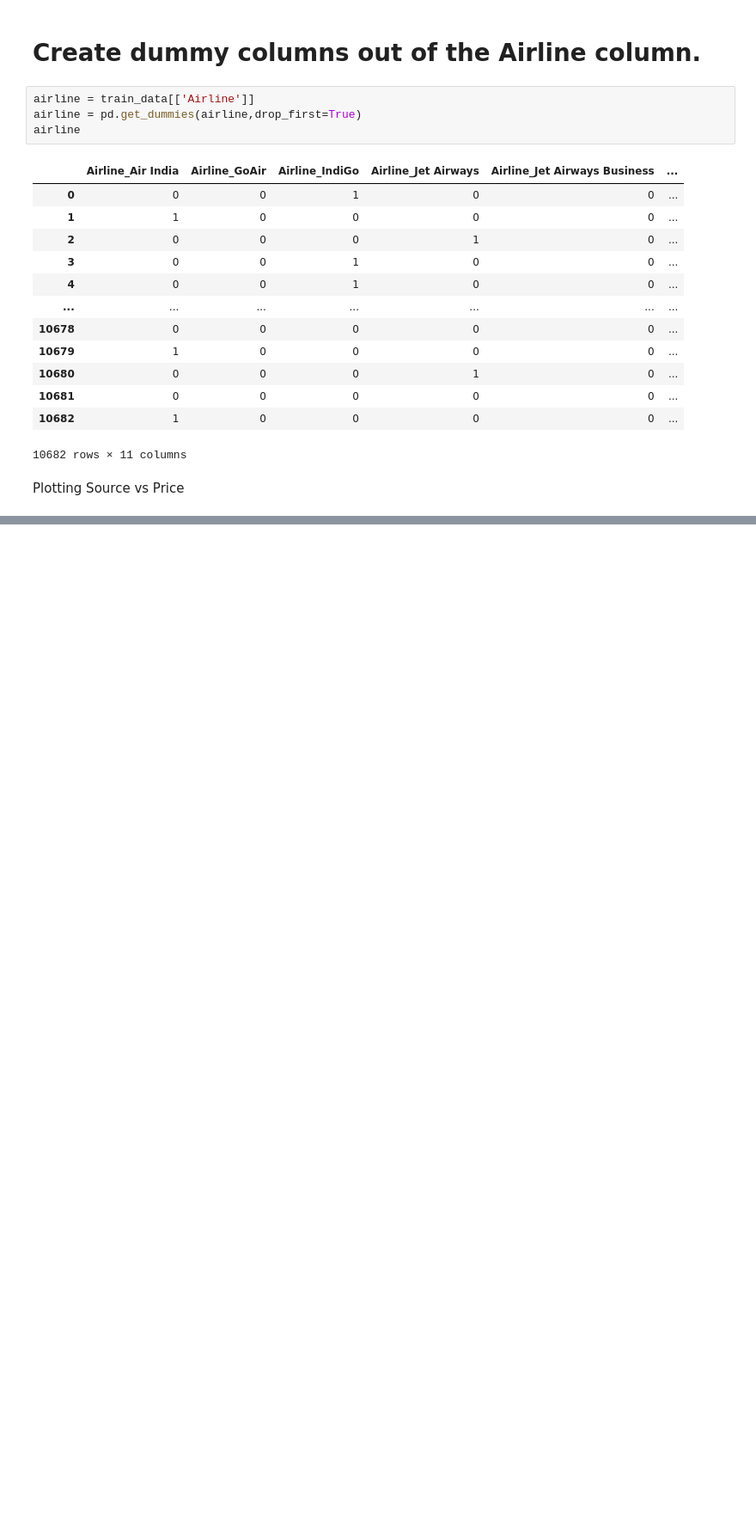
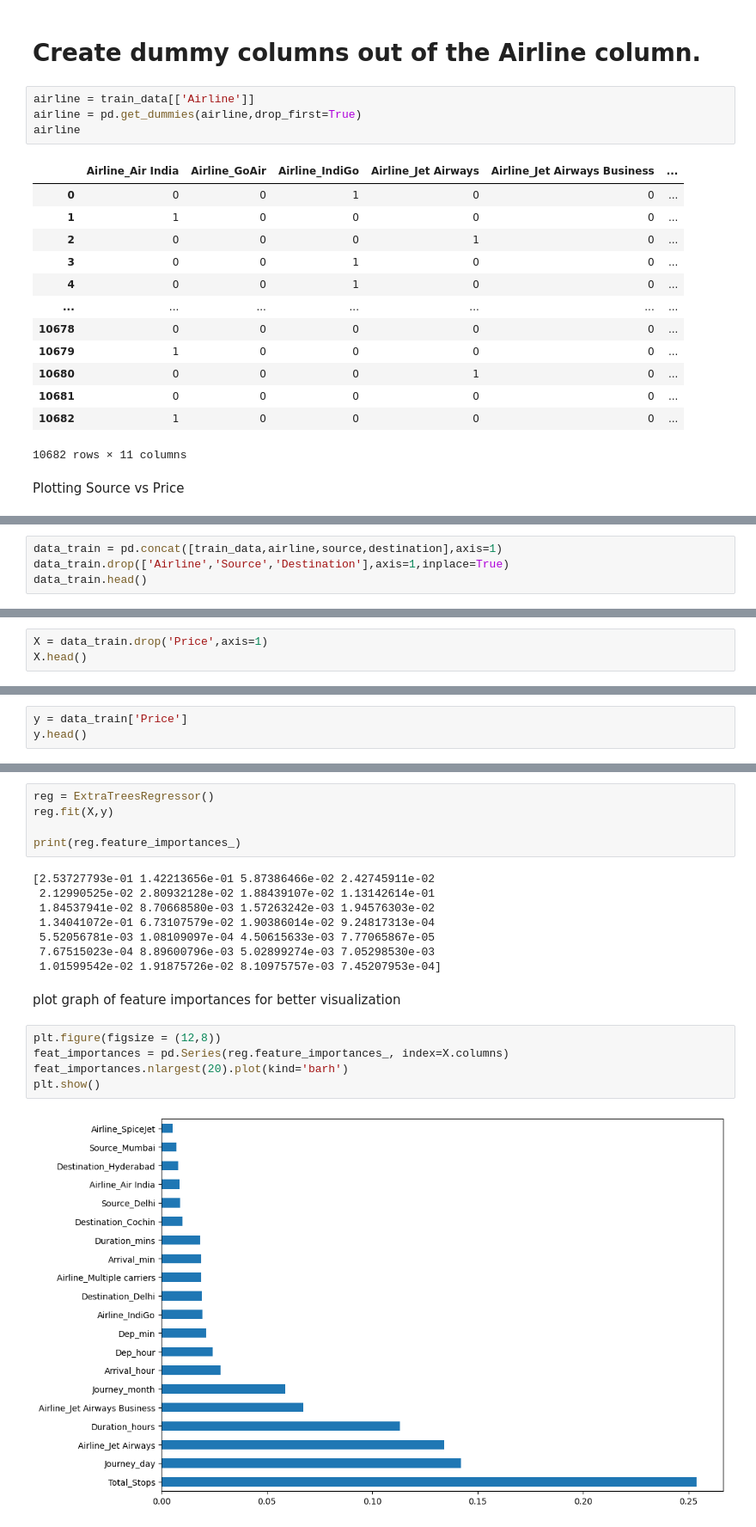
Before and after one commit to harytha6/Data-Pipelines, a Jupyter notebook: Flight-Price-Prediction/Flight-Price-Prediction.ipynb, the cells around one changed output, grey strips where cells are left out. Shown at 86% size. Cells and saved outputs as stored; diff of their text form; blank space fills up the shorter version.

```diff
--- a/Flight-Price-Prediction/Flight-Price-Prediction.ipynb
+++ b/Flight-Price-Prediction/Flight-Price-Prediction.ipynb
@@ -180,0 +273,4 @@ Plotting Source vs Price
+# %%
+data_train = pd.concat([train_data,airline,source,destination],axis=1)
+data_train.drop(['Airline','Source','Destination'],axis=1,inplace=True)
+data_train.head()
@@ -180,0 +294,3 @@ Plotting Source vs Price
+# %%
+X = data_train.drop('Price',axis=1)
+X.head()
@@ -180,0 +307,3 @@ Plotting Source vs Price
+# %%
+y = data_train['Price']
+y.head()
@@ -180,0 +327,22 @@ Plotting Source vs Price
+# %%
+reg = ExtraTreesRegressor()
+reg.fit(X,y)
+
+print(reg.feature_importances_)
+# %% [output]
+[2.53727793e-01 1.42213656e-01 5.87386466e-02 2.42745911e-02
+ 2.12990525e-02 2.80932128e-02 1.88439107e-02 1.13142614e-01
+ 1.84537941e-02 8.70668580e-03 1.57263242e-03 1.94576303e-02
+ 1.34041072e-01 6.73107579e-02 1.90386014e-02 9.24817313e-04
+ 5.52056781e-03 1.08109097e-04 4.50615633e-03 7.77065867e-05
+ 7.67515023e-04 8.89600796e-03 5.02899274e-03 7.05298530e-03
+ 1.01599542e-02 1.91875726e-02 8.10975757e-03 7.45207953e-04]
+# %% [markdown]
+plot graph of feature importances for better visualization
+# %%
+plt.figure(figsize = (12,8))
+feat_importances = pd.Series(reg.feature_importances_, index=X.columns)
+feat_importances.nlargest(20).plot(kind='barh')
+plt.show()
+# %% [output]
+[figure, added]
```
Also changed, not shown: parts of 48 cells of this notebook.
